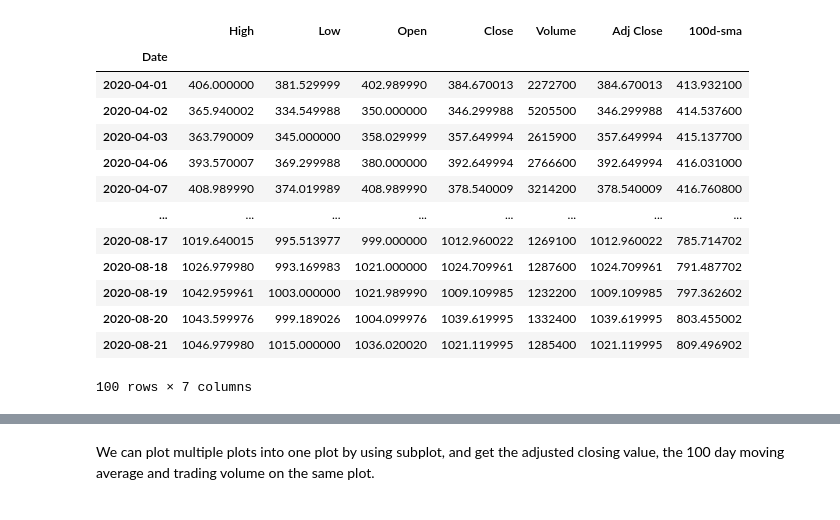
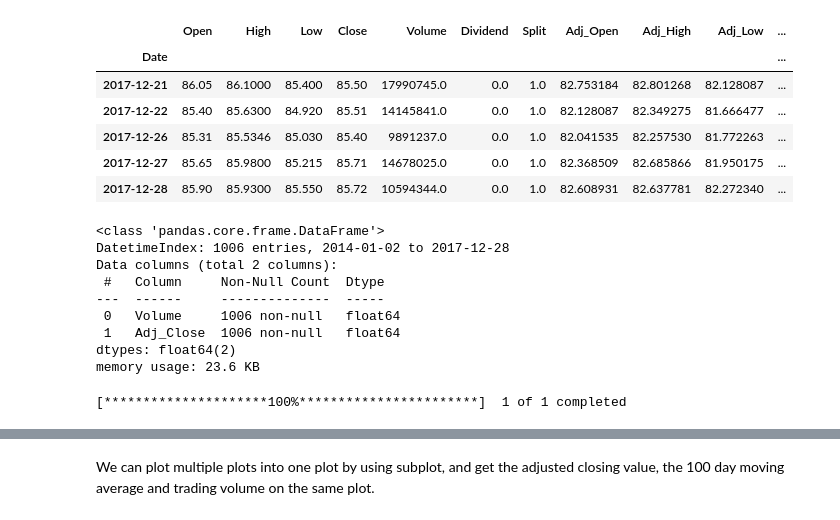
Before and after one commit to yepterence/Stock-Analysis, a Jupyter notebook: Stock-data-exploration.ipynb, the cells around one changed output, grey strips where cells are left out. Saved outputs shown, nothing was run; the diff lists cells and outputs as text; code cells hidden in the pictures.

Commit message:
This notebook will only be studying one stock and will perform exploratory analysis on the chosen stock.

```diff
--- a/Stock-data-exploration.ipynb
+++ b/Stock-data-exploration.ipynb
@@ -72,20 +28,12 @@ Note: I don't own any Shopify shares (although I wish I did!)
-# %%
-# Create column for Simple Moving average ('sma') for 100 days
-# setting min_periods to 0 which will fill the values in 100d-sma column with close value instead of a NaN
-df['100d-sma'] =  df['Adj Close'].rolling(window=100, min_periods=0).mean()
-df.tail(100)
-# %% [output]
-|  | High | Low | Open | Close | Volume | Adj Close | 100d-sma |
-| Date |  |  |  |  |  |  |  |
-| 2020-04-01 | 406.000000 | 381.529999 | 402.989990 | 384.670013 | 2272700 | 384.670013 | 413.932100 |
-| 2020-04-02 | 365.940002 | 334.549988 | 350.000000 | 346.299988 | 5205500 | 346.299988 | 414.537600 |
-| 2020-04-03 | 363.790009 | 345.000000 | 358.029999 | 357.649994 | 2615900 | 357.649994 | 415.137700 |
-| 2020-04-06 | 393.570007 | 369.299988 | 380.000000 | 392.649994 | 2766600 | 392.649994 | 416.031000 |
-| 2020-04-07 | 408.989990 | 374.019989 | 408.989990 | 378.540009 | 3214200 | 378.540009 | 416.760800 |
-| ... | ... | ... | ... | ... | ... | ... | ... |
-| 2020-08-17 | 1019.640015 | 995.513977 | 999.000000 | 1012.960022 | 1269100 | 1012.960022 | 785.714702 |
-| 2020-08-18 | 1026.979980 | 993.169983 | 1021.000000 | 1024.709961 | 1287600 | 1024.709961 | 791.487702 |
-| 2020-08-19 | 1042.959961 | 1003.000000 | 1021.989990 | 1009.109985 | 1232200 | 1009.109985 | 797.362602 |
-| 2020-08-20 | 1043.599976 | 999.189026 | 1004.099976 | 1039.619995 | 1332400 | 1039.619995 | 803.455002 |
-| 2020-08-21 | 1046.979980 | 1015.000000 | 1036.020020 | 1021.119995 | 1285400 | 1021.119995 | 809.496902 |
-100 rows × 7 columns
+# %%
+style.use('ggplot')
+# quandl api key activation
+ql.ApiConfig.api_key = open("ql_api_token.txt").read()
+# %% [output]
+|  | Open | High | Low | Close | Volume | Dividend | Split | Adj_Open | Adj_High | Adj_Low | ... |
+| Date |  |  |  |  |  |  |  |  |  |  | ... |
+| 2017-12-21 | 86.05 | 86.1000 | 85.400 | 85.50 | 17990745.0 | 0.0 | 1.0 | 82.753184 | 82.801268 | 82.128087 | ... |
+| 2017-12-22 | 85.40 | 85.6300 | 84.920 | 85.51 | 14145841.0 | 0.0 | 1.0 | 82.128087 | 82.349275 | 81.666477 | ... |
+| 2017-12-26 | 85.31 | 85.5346 | 85.030 | 85.40 | 9891237.0 | 0.0 | 1.0 | 82.041535 | 82.257530 | 81.772263 | ... |
+| 2017-12-27 | 85.65 | 85.9800 | 85.215 | 85.71 | 14678025.0 | 0.0 | 1.0 | 82.368509 | 82.685866 | 81.950175 | ... |
+| 2017-12-28 | 85.90 | 85.9300 | 85.550 | 85.72 | 10594344.0 | 0.0 | 1.0 | 82.608931 | 82.637781 | 82.272340 | ... |
@@ -91,0 +50,20 @@ df.tail(100)
+# %%
+# trim down dataframe to necessary columns
+adj_close_msft_2017 = eod_msft_data[['Volume','Adj_Close']]
+adj_close_msft_2017.info()
+# %% [output]
+<class 'pandas.core.frame.DataFrame'>
+DatetimeIndex: 1006 entries, 2014-01-02 to 2017-12-28
+Data columns (total 2 columns):
+ #   Column     Non-Null Count  Dtype
+---  ------     --------------  -----
+ 0   Volume     1006 non-null   float64
+ 1   Adj_Close  1006 non-null   float64
+dtypes: float64(2)
+memory usage: 23.6 KB
+# %%
+# Get remaining data from Yahoo Finance
+msft_yf= yf.download('MSFT',start='2018-01-02',end='2019-12-28')
+# msft_yf.head()
+# %% [output]
+[*********************100%***********************]  1 of 1 completed
```
Also changed, not shown: parts of 23 cells of this notebook.
